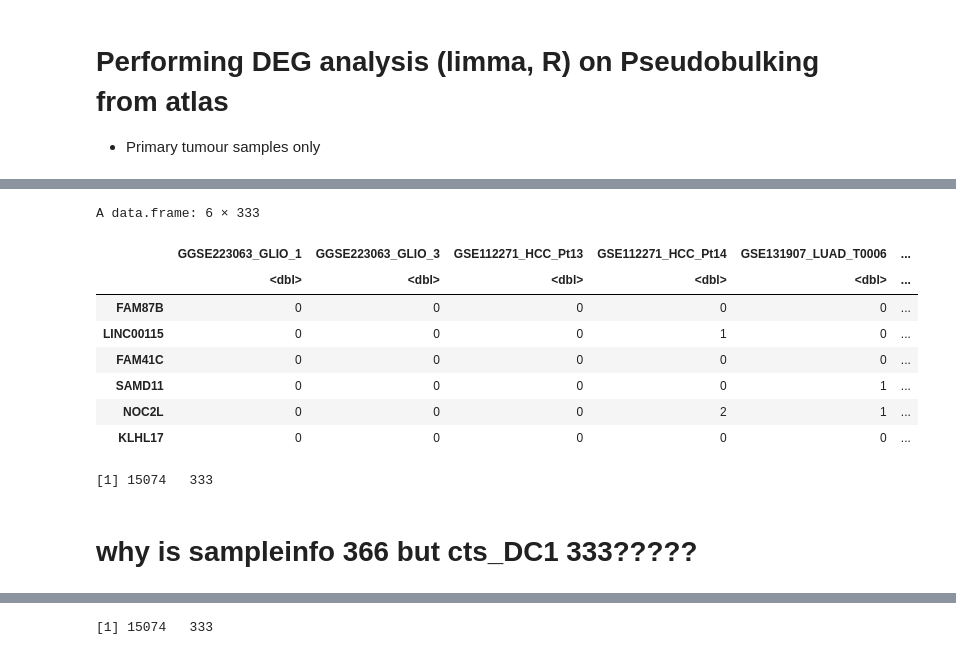
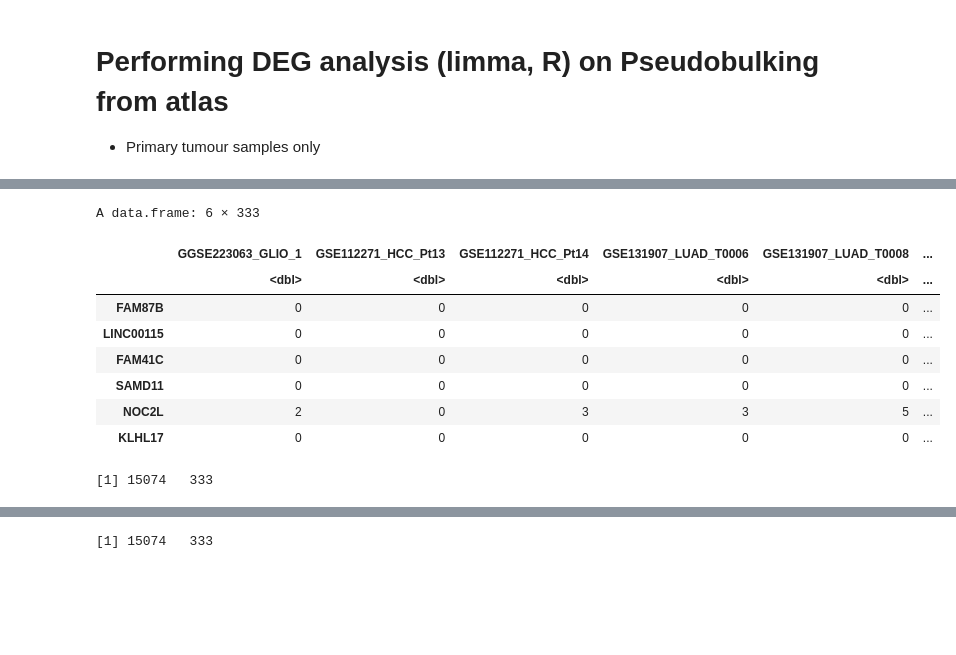
Before and after one commit to tuonglab/Nikita-project, a Jupyter notebook: notebooks/2025-01-13_Pseudo_Cancer_DEGS.ipynb, the cells around one changed output, grey strips where cells are left out. Drawn from its saved outputs; the diff is of its cells as text; code cells hidden in the pictures; blank space fills up the shorter version.

```diff
--- a/notebooks/2025-01-13_Pseudo_Cancer_DEGS.ipynb
+++ b/notebooks/2025-01-13_Pseudo_Cancer_DEGS.ipynb
@@ -30,15 +30,15 @@ dim(sampleinfo)
 # %%
-cts_DC1 <- read.csv("pseudobulk_DC1_data.csv", row.names = 1)
+cts_mregDC <- read.csv("pseudobulk_mregDC_data.csv", row.names = 1)
 # %%
-head(cts_DC1)
+head(cts_mregDC)
 # %% [output]
 A data.frame: 6 × 333
-|  | GGSE223063_GLIO_1 | GGSE223063_GLIO_3 | GSE112271_HCC_Pt13 | GSE112271_HCC_Pt14 | GSE131907_LUAD_T0006 | ... |
+|  | GGSE223063_GLIO_1 | GSE112271_HCC_Pt13 | GSE112271_HCC_Pt14 | GSE131907_LUAD_T0006 | GSE131907_LUAD_T0008 | ... |
 |  | <dbl> | <dbl> | <dbl> | <dbl> | <dbl> | ... |
 | FAM87B | 0 | 0 | 0 | 0 | 0 | ... |
-| LINC00115 | 0 | 0 | 0 | 1 | 0 | ... |
+| LINC00115 | 0 | 0 | 0 | 0 | 0 | ... |
 | FAM41C | 0 | 0 | 0 | 0 | 0 | ... |
-| SAMD11 | 0 | 0 | 0 | 0 | 1 | ... |
-| NOC2L | 0 | 0 | 0 | 2 | 1 | ... |
+| SAMD11 | 0 | 0 | 0 | 0 | 0 | ... |
+| NOC2L | 2 | 0 | 3 | 3 | 5 | ... |
 | KLHL17 | 0 | 0 | 0 | 0 | 0 | ... |
 # %%
@@ -46,6 +46,4 @@ dim(cts_DC1)
 # %% [output]
 [1] 15074   333
-# %% [markdown]
-# why is sampleinfo 366 but cts_DC1 333?????
 # %%
 # set genes variables
```
Also changed, not shown: parts of 14 cells of this notebook, 1 other file.
